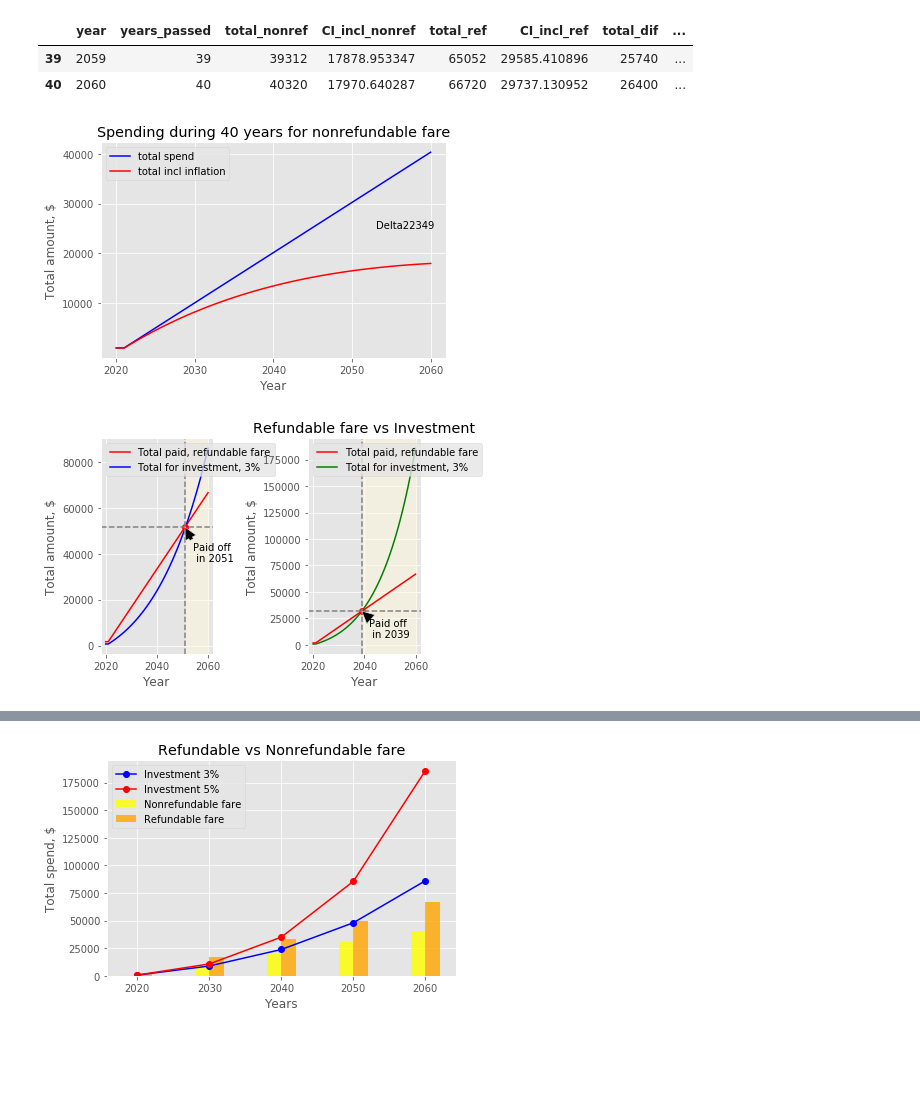
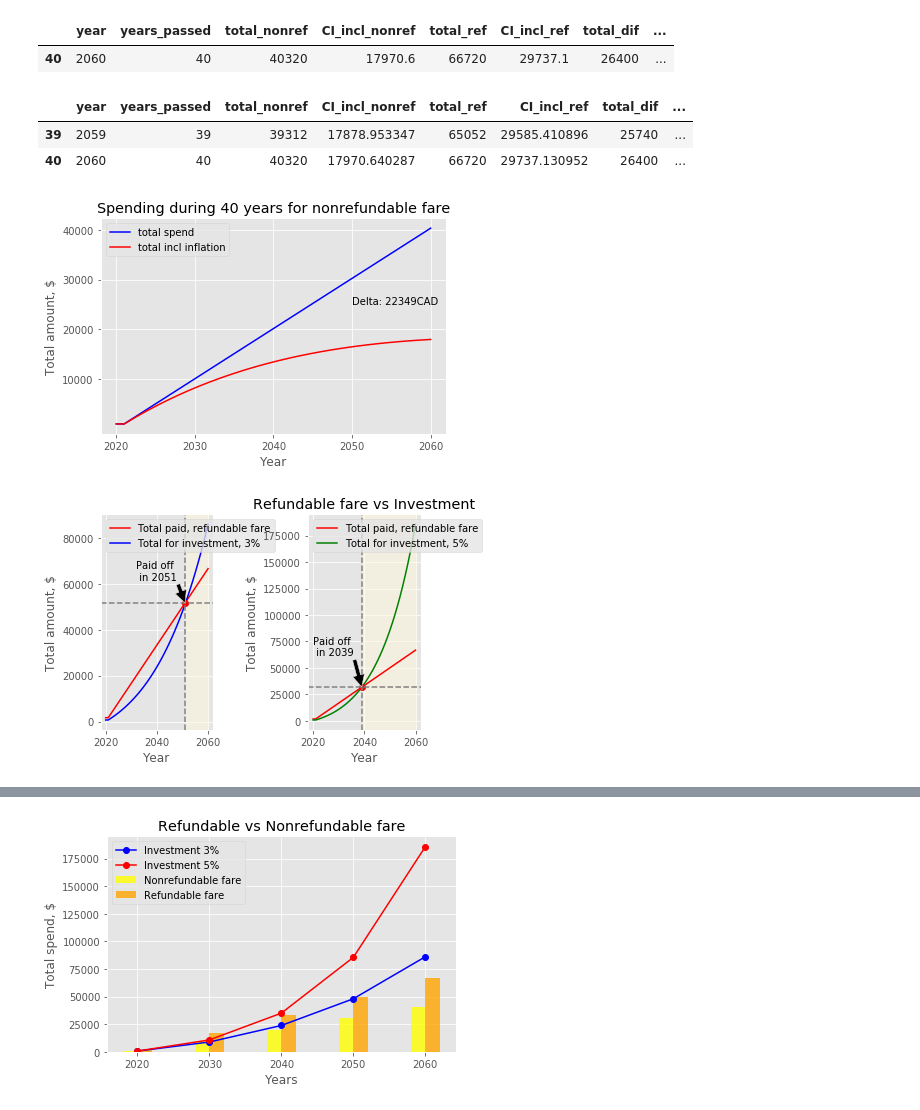
Before and after one commit to samburska/insurance, a Jupyter notebook: Insurance.ipynb, the cells around one changed output, grey strips where cells are left out. Drawn from its saved outputs; the diff is of its cells as text; code cells hidden in the pictures; blank space fills up the shorter version.

```diff
--- a/Insurance.ipynb
+++ b/Insurance.ipynb
@@ -17,27 +42,5 @@ def df_construct(fare = 50, rate=-2, year_beg = 2020, year_end = 2061, time_inte
 # %%
-# 50000$ nonref
-year_beg = 2020
-year_end = 2061
-time_interval = 1
-rate = -2
-fare = 84
-columns = ['year', 'years_passed','total_nonref', 'CI_incl_nonref']
-
-ins_nonref = df_construct(fare, rate)
-
-# 50000$ ref
-fare = 139
-columns = ['year', 'years_passed','total_ref', 'CI_incl_ref']
-
-ins_ref = df_construct(fare)
-ins_ref = ins_ref[['total_ref', 'CI_incl_ref']]
-
-#Concatenate both DF for analysis
-
-ins_sum = pd.concat([ins_nonref, ins_ref], axis=1)
-ins_sum.head(2)
-
-#calculate investment profit for difference between 2 fares
+# Calculate investment profit for difference between 2 fares
 investment_rate = 1.03          #about 3% in CELI in 2020
 
 ins_sum['total_dif'] = ins_sum['total_ref']-ins_sum['total_nonref']
@@ -47,13 +50,16 @@ ins_sum.apply(pd.to_numeric)
 
 ins_sum.to_csv('Investment_concatenated.csv', index=False)
 ins_sum[ins_sum.year == 2060]
-
-ins = pd.read_csv('Investment_concatenated.csv')
-ins.tail(2)
 # %% [output]
 |  | year | years_passed | total_nonref | CI_incl_nonref | total_ref | CI_incl_ref | total_dif | ... |
-| 39 | 2059 | 39 | 39312 | 17878.953347 | 65052 | 29585.410896 | 25740 | ... |
-| 40 | 2060 | 40 | 40320 | 17970.640287 | 66720 | 29737.130952 | 26400 | ... |
+| 40 | 2060 | 40 | 40320 | 17970.6 | 66720 | 29737.1 | 26400 | ... |
+# %%
+ins = pd.read_csv('Investment_concatenated.csv')
+ins.tail(2)
+# %% [output]
+|  | year | years_passed | total_nonref | CI_incl_nonref | total_ref | CI_incl_ref | total_dif | ... |
+| 39 | 2059 | 39 | 39312 | 17878.953347 | 65052 | 29585.410896 | 25740 | ... |
+| 40 | 2060 | 40 | 40320 | 17970.640287 | 66720 | 29737.130952 | 26400 | ... |
 # %%
 #VISUALISATION
 
@@ -67,8 +73,8 @@ plt.ylabel('Total amount, $')
 plt.title('Spending during 40 years for nonrefundable fare')
 plt.legend(loc='upper left')
 
-plt.annotate('Delta' + str(int(delta)), xy = (2050, 25000), xytext = (2053, 25000))
-# plt.annotate('double-headed arrow', xy=(0.45,0.5), xytext=(0.01,0.5), arrowprops={'arrowstyle': '<->'}, va='center')
+plt.annotate('Delta: ' + str(int(delta)) + 'CAD', xy = (2050, 25000), xytext = (2050, 25000))
+#plt.annotate('double-headed arrow', xy=(0.45,0.5), xytext=(0.01,0.5), arrowprops={'arrowstyle': '<->'}, va='center') - NOT WORKING
 
 plt.yticks([10000, 20000, 30000, 40000])
 plt.xticks([2020, 2030, 2040, 2050, 2060])
@@ -78,20 +84,23 @@ plt.tight_layout()
 plt.savefig('total_vs_inflation.png')
 plt.show()
 # %% [output]
-[figure, old version]
+[figure, new version]
 # %%
+# Plotting chart to discover paid-off time
+
+#Investment of investment 3% visualisation
 plt.subplot(1, 2, 1)
 plt.plot(ins.year, ins.total_ref,color='red', label = 'Total paid, refundable fare')
 plt.plot(ins.year, ins.investment_3pct, color='blue', label = 'Total for investment, 3%')
 
 # Intersection point of paid-off with investment 3%
-idx = np.argwhere(np.diff(np.sign(ins_sum.total_ref - ins_sum.investment_3pct))).flatten()
-plt.plot(ins_sum.year[idx], ins_sum.total_ref[idx], 'ro')
+idx3 = np.argwhere(np.diff(np.sign(ins_sum.total_ref - ins_sum.investment_3pct))).flatten()
+plt.plot(ins_sum.year[idx3], ins_sum.total_ref[idx3], 'ro')
 
 # Annotations:
-year = int(ins.year[idx])
-amount = int(ins.total_ref[idx])
-plt.annotate('Paid off\n in 2051', xy = (year,amount), xytext = (year+3, amount-15000), arrowprops = dict(facecolor='black', shrink=0.01))
+year = int(ins.year[idx3])
+amount = int(ins.total_ref[idx3])
+plt.annotate('Paid off\n in 2051', xy = (year,amount), xytext = (year-19, amount+10000), arrowprops = dict(facecolor='black', shrink=0.01))
 
 # Adding lines
 plt.axhline(amount, color = 'grey', linestyle='--')
@@ -101,40 +110,38 @@ plt.axvline(year, color='grey', linestyle='--')
 plt.axvspan(year, ins.year.max(), alpha=0.5, color='cornsilk')
 
 plt.xlabel('Year')
 plt.ylabel('Total amount, $')
-
 plt.legend(loc = 'upper left')
-
-##################
 
 # Investment of investment 5% visualisation
 plt.subplot(1, 2, 2)
 plt.plot(ins.year, ins.total_ref,color='red', label = 'Total paid, refundable fare')
-plt.plot(ins.year, ins.investment_5pct, color='green', label = 'Total for investment, 3%')
+plt.plot(ins.year, ins.investment_5pct, color='green', label = 'Total for investment, 5%')
 
 # Intersection point of paid-off with investment 5%
-idx = np.argwhere(np.diff(np.sign(ins_sum.total_ref - ins_sum.investment_5pct))).flatten()
-plt.plot(ins_sum.year[idx], ins_sum.total_ref[idx], 'ro')
+idx5 = np.argwhere(np.diff(np.sign(ins_sum.total_ref - ins_sum.investment_5pct))).flatten()
+plt.plot(ins_sum.year[idx5], ins_sum.total_ref[idx5], 'ro')
 
 # Annotations:
-year = int(ins.year[idx])
-amount = int(ins.total_ref[idx])
-plt.annotate('Paid off\n in 2039', xy = (year,amount), xytext = (year+3, amount-25000), arrowprops = dict(facecolor='black', shrink=0.01))
+year = int(ins.year[idx5])
+amount = int(ins.total_ref[idx5])
+plt.annotate('Paid off\n in 2039', xy = (year,amount), xytext = (year-19, amount+30000), arrowprops = dict(facecolor='black', shrink=0.01))
 
 # Adding lines
 plt.axhline(amount, color = 'grey', linestyle='--')
 plt.axvline(year, color='grey', linestyle='--')
 
 # Adding Vertical Spans
 plt.axvspan(year, ins.year.max(), alpha=0.5, color='cornsilk')
 
 plt.xlabel('Year')
 plt.ylabel('Total amount, $')
 plt.legend(loc = 'upper left')
 
 plt.title('Refundable fare vs Investment')
+
 # plt.savefig("Paid_off_time.jpg")
 plt.tight_layout()
 plt.show()
 # %% [output]
-[figure, old version]
+[figure, new version]
```
Also changed, not shown: parts of 5 cells of this notebook, 6 other files.
